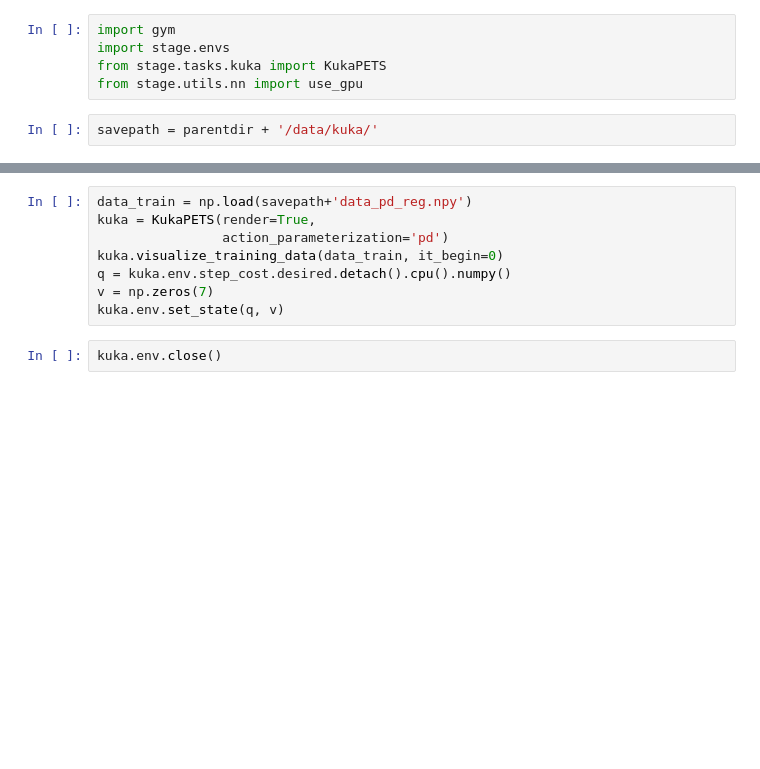
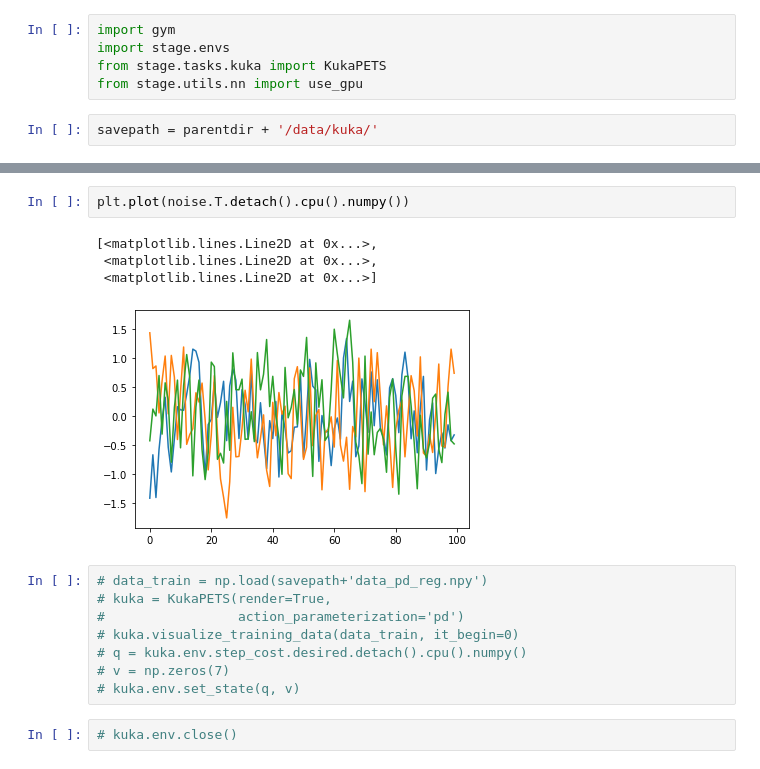
Before and after one commit to huaijiangzhu/stage, a Jupyter notebook: notebooks/kuka_visualize.ipynb, the cells around one changed output, grey strips where cells are left out. Saved outputs shown, nothing was run; the diff lists cells and outputs as text; blank space fills up the shorter version.

```diff
--- a/notebooks/kuka_visualize.ipynb
+++ b/notebooks/kuka_visualize.ipynb
@@ -32,10 +51,17 @@ plt.plot(x, y)
+# %%
+plt.plot(noise.T.detach().cpu().numpy())
+# %% [output]
+[<matplotlib.lines.Line2D at 0x...>,
+ <matplotlib.lines.Line2D at 0x...>,
+ <matplotlib.lines.Line2D at 0x...>]
+[figure, added]
 # %%
-data_train = np.load(savepath+'data_pd_reg.npy')
-kuka = KukaPETS(render=True,
-                action_parameterization='pd')
-kuka.visualize_training_data(data_train, it_begin=0)
-q = kuka.env.step_cost.desired.detach().cpu().numpy()
-v = np.zeros(7)
-kuka.env.set_state(q, v)
+# data_train = np.load(savepath+'data_pd_reg.npy')
+# kuka = KukaPETS(render=True,
+#                 action_parameterization='pd')
+# kuka.visualize_training_data(data_train, it_begin=0)
+# q = kuka.env.step_cost.desired.detach().cpu().numpy()
+# v = np.zeros(7)
+# kuka.env.set_state(q, v)
 # %%
-kuka.env.close()
+# kuka.env.close()
```
Also changed, not shown: parts of 5 cells of this notebook, 4 other files.
